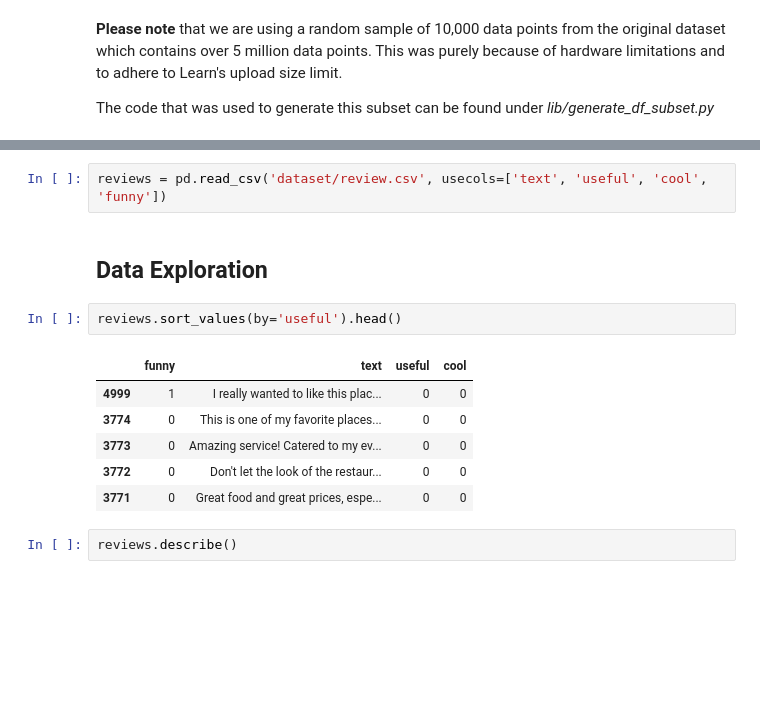
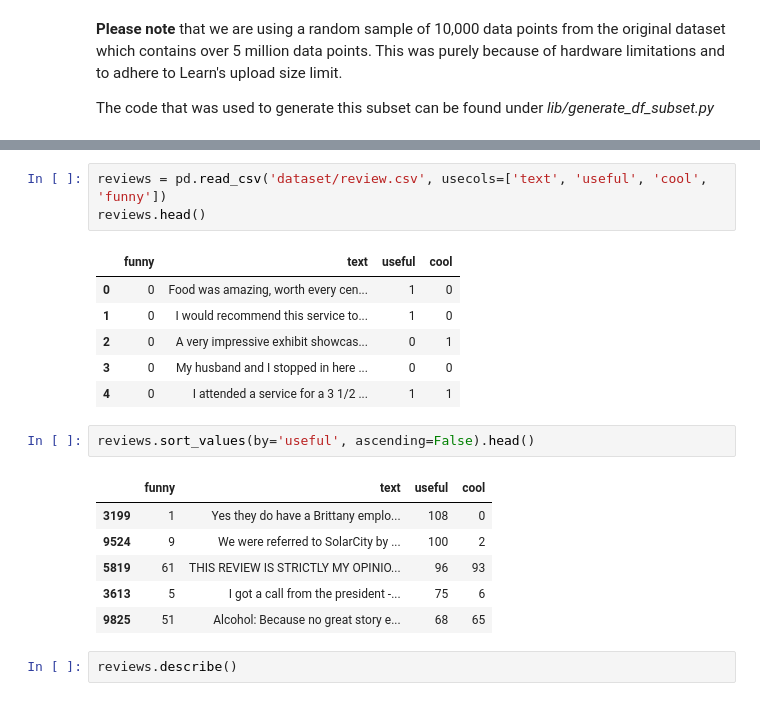
Before and after one commit to shrutirao94/final-project-integ, a Jupyter notebook: analysis.ipynb, the cells around one changed output, grey strips where cells are left out. Drawn from its saved outputs; the diff is of its cells as text; blank space fills up the shorter version.

```diff
--- a/analysis.ipynb
+++ b/analysis.ipynb
@@ -59,16 +75,22 @@ The code that was used to generate this subset can be found under *lib/generate_
 # %%
 reviews = pd.read_csv('dataset/review.csv', usecols=['text', 'useful', 'cool', 'funny'])
+reviews.head()
+# %% [output]
+|  | funny | text | useful | cool |
+| 0 | 0 | Food was amazing, worth every cen... | 1 | 0 |
+| 1 | 0 | I would recommend this service to... | 1 | 0 |
+| 2 | 0 | A very impressive exhibit showcas... | 0 | 1 |
+| 3 | 0 | My husband and I stopped in here ... | 0 | 0 |
+| 4 | 0 | I attended a service for a 3 1/2 ... | 1 | 1 |
-# %% [markdown]
-## Data Exploration
 # %%
-reviews.sort_values(by='useful').head()
+reviews.sort_values(by='useful', ascending=False).head()
 # %% [output]
 |  | funny | text | useful | cool |
-| 4999 | 1 | I really wanted to like this plac... | 0 | 0 |
-| 3774 | 0 | This is one of my favorite places... | 0 | 0 |
-| 3773 | 0 | Amazing service! Catered to my ev... | 0 | 0 |
-| 3772 | 0 | Don't let the look of the restaur... | 0 | 0 |
-| 3771 | 0 | Great food and great prices, espe... | 0 | 0 |
+| 3199 | 1 | Yes they do have a Brittany emplo... | 108 | 0 |
+| 9524 | 9 | We were referred to SolarCity by ... | 100 | 2 |
+| 5819 | 61 | THIS REVIEW IS STRICTLY MY OPINIO... | 96 | 93 |
+| 3613 | 5 | I got a call from the president -... | 75 | 6 |
+| 9825 | 51 | Alcohol: Because no great story e... | 68 | 65 |
 # %%
 reviews.describe()
 # %% [output]
```
Also changed, not shown: parts of 4 cells of this notebook.
